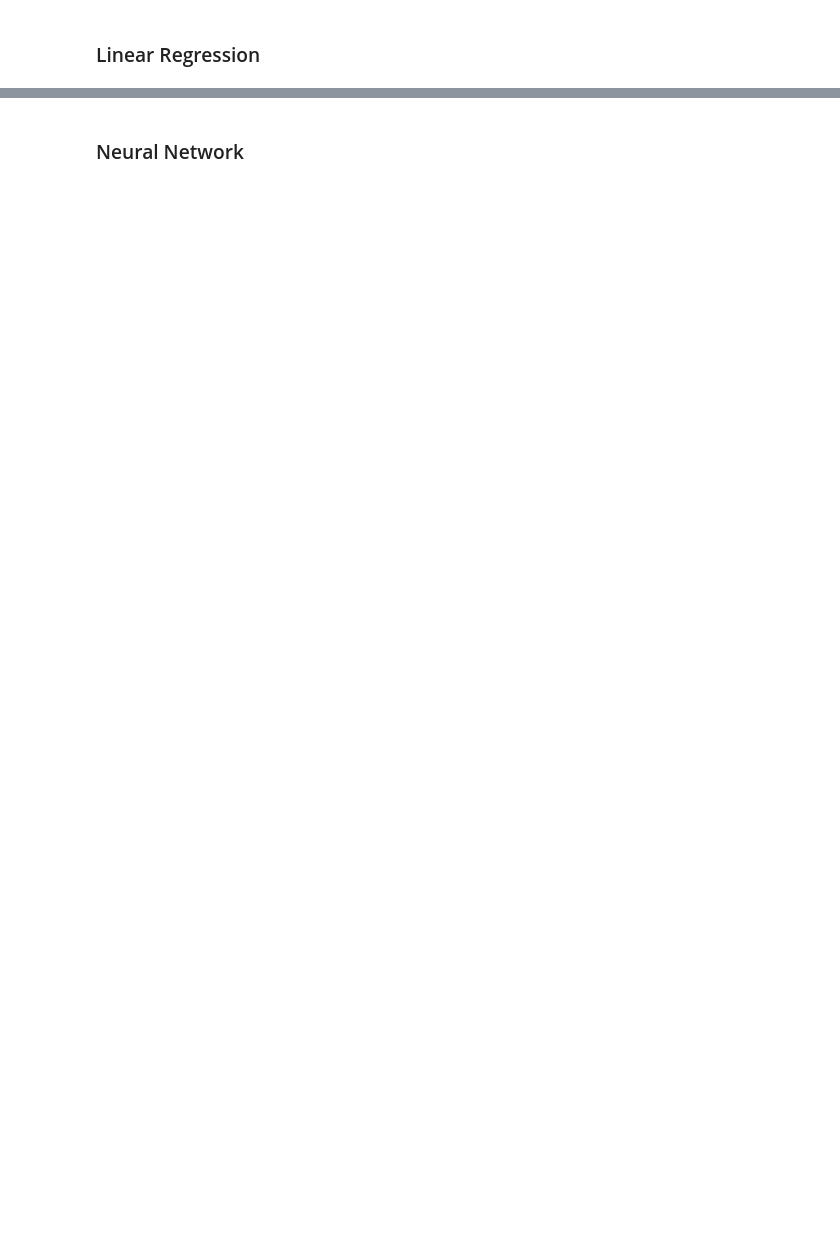
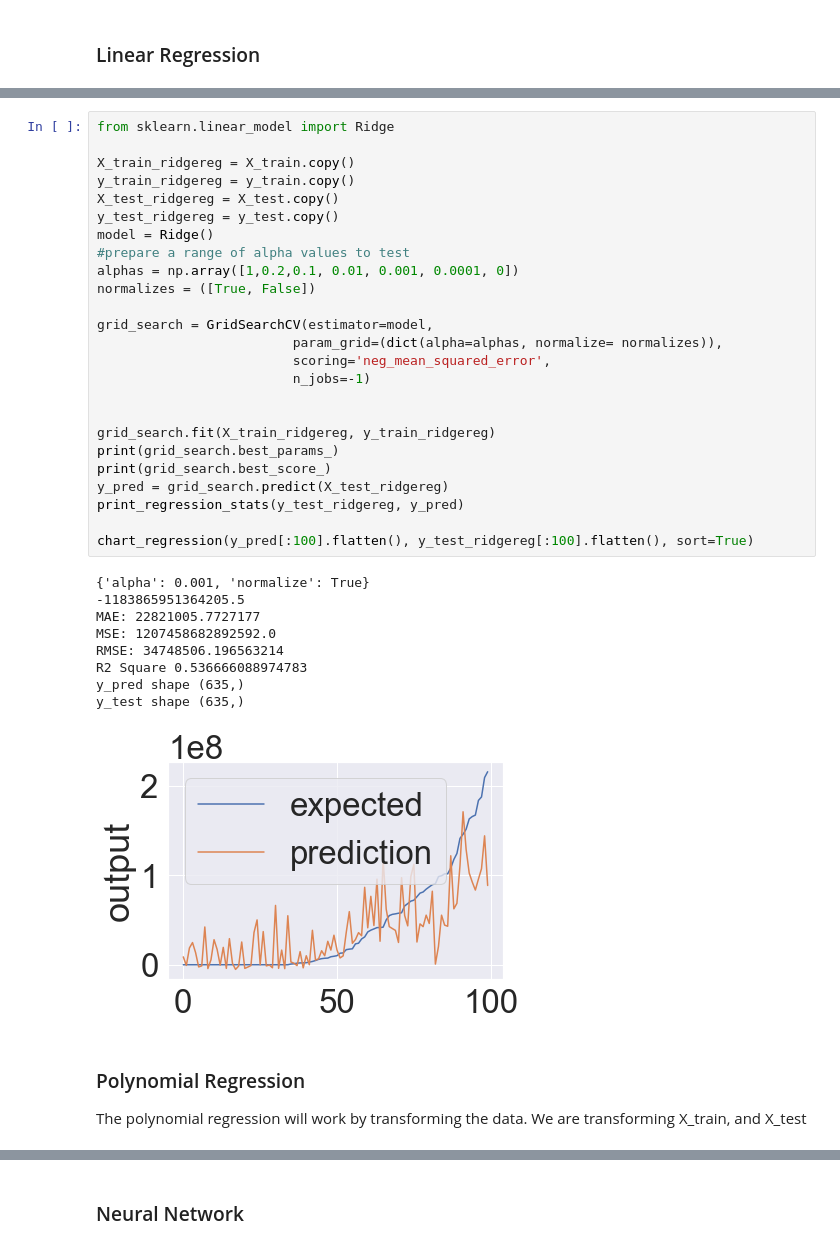
Before and after one commit to caotic300/TMDB-Dataset-Prediction-Analysis, a Jupyter notebook: TMDB Datasets Predictions.ipynb, the cells around one changed output, grey strips where cells are left out. Saved outputs shown, nothing was run; the diff lists cells and outputs as text; blank space fills up the shorter version.

```diff
--- a/TMDB Datasets Predictions.ipynb
+++ b/TMDB Datasets Predictions.ipynb
@@ -433,0 +551,39 @@ Choosing Linear regression model
+# %%
+from sklearn.linear_model import Ridge
+
+X_train_ridgereg = X_train.copy()
+y_train_ridgereg = y_train.copy()
+X_test_ridgereg = X_test.copy()
+y_test_ridgereg = y_test.copy()
+model = Ridge()
+#prepare a range of alpha values to test
+alphas = np.array([1,0.2,0.1, 0.01, 0.001, 0.0001, 0])
+normalizes = ([True, False])
+
+grid_search = GridSearchCV(estimator=model,
+                         param_grid=(dict(alpha=alphas, normalize= normalizes)),
+                         scoring='neg_mean_squared_error',
+                         n_jobs=-1)
+
+
+grid_search.fit(X_train_ridgereg, y_train_ridgereg)
+print(grid_search.best_params_)
+print(grid_search.best_score_)
+y_pred = grid_search.predict(X_test_ridgereg)
+print_regression_stats(y_test_ridgereg, y_pred)
+
+chart_regression(y_pred[:100].flatten(), y_test_ridgereg[:100].flatten(), sort=True)
+# %% [output]
+{'alpha': 0.001, 'normalize': True}
+-1183865951364205.5
+MAE: 22821005.7727177
+MSE: 1207458682892592.0
+RMSE: 34748506.196563214
+R2 Square 0.536666088974783
+y_pred shape (635,)
+y_test shape (635,)
+[figure, added]
+# %% [markdown]
+### Polynomial Regression
+
+The polynomial regression will work by transforming the data. We are transforming X_train, and X_test
```
Also changed, not shown: parts of 38 cells of this notebook, 1 other file.
